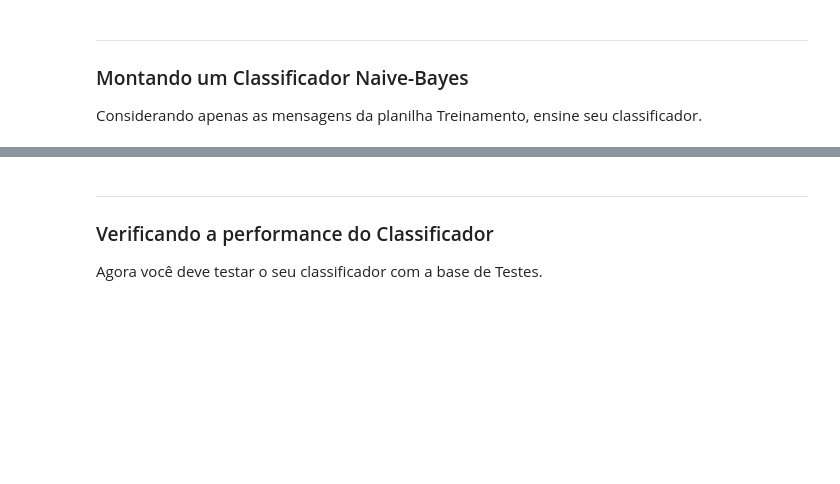
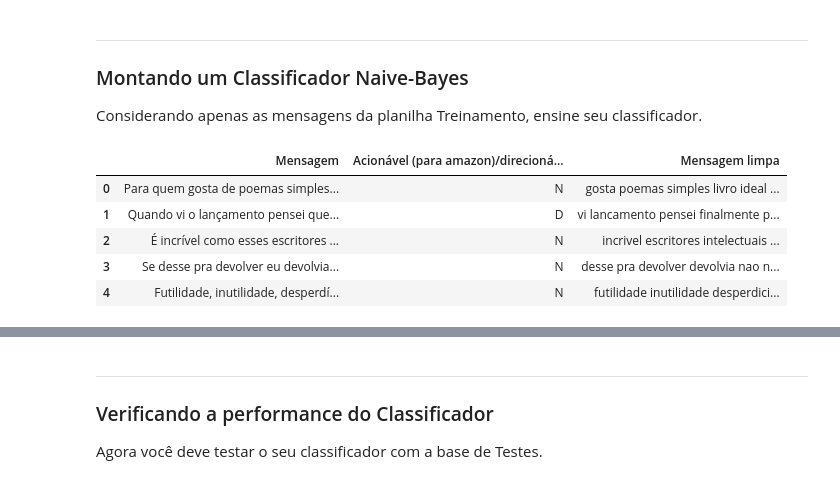
Before and after one commit to carneirogabrielly/C.DadosP1, a Jupyter notebook: Projeto1 Template Gabi's Version.ipynb, the cells around one changed output, grey strips where cells are left out. Drawn from its saved outputs; the diff is of its cells as text; code cells hidden in the pictures; blank space fills up the shorter version.

```diff
--- a/Projeto1 Template Gabi's Version.ipynb
+++ b/Projeto1 Template Gabi's Version.ipynb
@@ -115,10 +115,8 @@ def stopwords(texto):
 # %%
 # Criar uma função que realize todas as funções de limpeza
 def limpa_tudo(mensagem):
-    #Aplicando a função de transformação em string
-    texto = transforma_em_string(mensagem)
     #Aplicando a função de limpeza de pontuação
-    texto = cleanup(texto)
+    texto = cleanup(mensagem)
     #Deixando tudo em letra minúscula
     texto = texto.lower()
     #Removendo emoji
@@ -127,11 +125,27 @@ def limpa_tudo(mensagem):
     texto = limpa_espaco(texto)
     #Removendo stopwords
     texto = stopwords(texto)
-
-    #separando cada palavra
-    texto = texto.split()
-
     return texto
+# %%
+    #separando cada palavra
+    #texto = texto.split()
+    #set para tirar repetição
+
+
+train.head()
+train['Mensagem limpa'] = [limpa_tudo(x) for x in list(train['Mensagem'])]
+L = []
+for x in list(train['Mensagem']):
+    L.append(limpa_tudo(x))
+
+train.head()
+# %% [output]
+|  | Mensagem | Acionável (para amazon)/direcioná... | Mensagem limpa |
+| 0 | Para quem gosta de poemas simples... | N | gosta poemas simples livro ideal ... |
+| 1 | Quando vi o lançamento pensei que... | D | vi lancamento pensei finalmente p... |
+| 2 | É incrível como esses escritores ... | N | incrivel escritores intelectuais ... |
+| 3 | Se desse pra devolver eu devolvia... | N | desse pra devolver devolvia nao n... |
+| 4 | Futilidade, inutilidade, desperdí... | N | futilidade inutilidade desperdici... |
 # %%
 ## Aplicando as limpezas na base treino
 treino = limpa_tudo(train.Mensagem)   #retorna uma lista de todas as palavras
```
Also changed, not shown: parts of 1 cell of this notebook.
